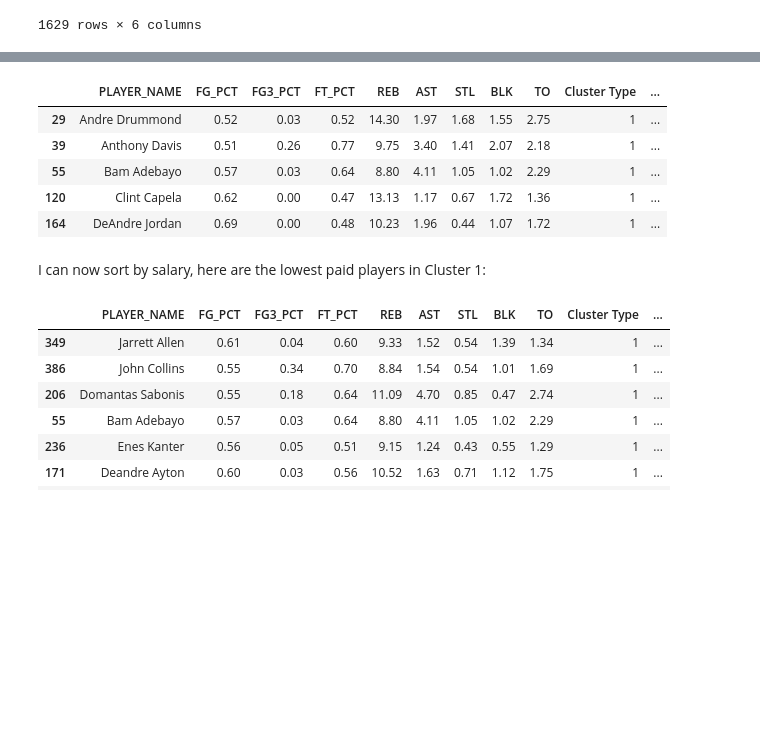
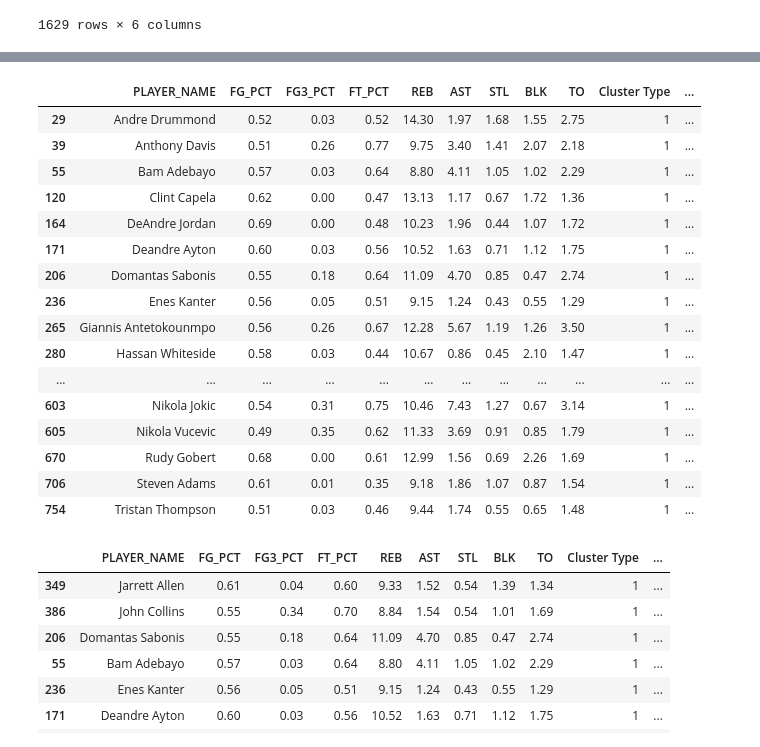
Before and after one commit to rejoctz/Capstone, a Jupyter notebook: NBA Study.ipynb, the cells around one changed output, grey strips where cells are left out. Saved outputs shown, nothing was run; the diff lists cells and outputs as text; code cells hidden in the pictures; blank space fills up the shorter version.

```diff
--- a/NBA Study.ipynb
+++ b/NBA Study.ipynb
@@ -32,9 +28,10 @@ import pandas as pd
 import matplotlib.pyplot as plt
 import seaborn as sns
 import plotly.express as px
+import math
 import operator
 
-pd.options.display.float_format = "{:,.4f}".format
+pd.options.display.float_format = "{:,.2f}".format
 
 # To split the data as necessary for modelling
 from sklearn.model_selection import train_test_split
@@ -43,11 +40,13 @@ from sklearn.model_selection import train_test_split
 from sklearn.linear_model import LogisticRegression
 from sklearn.neighbors import KNeighborsClassifier
 from sklearn.tree import DecisionTreeClassifier
-from sklearn.cluster import KMeans
 
 # To get rid of logistic regression default solver warnings that appear if sklearn hasn't been updated
 import warnings
 warnings.filterwarnings('ignore')
+
+# To "pickle" things, like accuracies or even an entire fitted model
+import joblib
 
 # To try scale the data in various ways
 from sklearn.preprocessing import StandardScaler
@@ -58,4 +57,4 @@ from sklearn.decomposition import PCA
 # To check accuracy_scores and validate
 from sklearn import metrics
 from sklearn.metrics import accuracy_score
-from sklearn.metrics import silhouette_score
+from sklearn.model_selection import cross_val_score
@@ -1418,15 +1248,24 @@ pd.options.display.float_format = "{:,.2f}".format #display option so that data
 # %%
-Cluster_1 = Cluster_Salaries.loc[Cluster_Salaries['Cluster Type'] == 1] #storing all players that belong to cluster 1
-Cluster_1.head() #display
+Cluster_1 = Cluster_Salaries.loc[Cluster_Salaries['Cluster Type'] == 1]
+Cluster_1
 # %% [output]
 |  | PLAYER_NAME | FG_PCT | FG3_PCT | FT_PCT | REB | AST | STL | BLK | TO | Cluster Type | ... |
 | 29 | Andre Drummond | 0.52 | 0.03 | 0.52 | 14.30 | 1.97 | 1.68 | 1.55 | 2.75 | 1 | ... |
 | 39 | Anthony Davis | 0.51 | 0.26 | 0.77 | 9.75 | 3.40 | 1.41 | 2.07 | 2.18 | 1 | ... |
 | 55 | Bam Adebayo | 0.57 | 0.03 | 0.64 | 8.80 | 4.11 | 1.05 | 1.02 | 2.29 | 1 | ... |
 | 120 | Clint Capela | 0.62 | 0.00 | 0.47 | 13.13 | 1.17 | 0.67 | 1.72 | 1.36 | 1 | ... |
 | 164 | DeAndre Jordan | 0.69 | 0.00 | 0.48 | 10.23 | 1.96 | 0.44 | 1.07 | 1.72 | 1 | ... |
+| 171 | Deandre Ayton | 0.60 | 0.03 | 0.56 | 10.52 | 1.63 | 0.71 | 1.12 | 1.75 | 1 | ... |
+| 206 | Domantas Sabonis | 0.55 | 0.18 | 0.64 | 11.09 | 4.70 | 0.85 | 0.47 | 2.74 | 1 | ... |
+| 236 | Enes Kanter | 0.56 | 0.05 | 0.51 | 9.15 | 1.24 | 0.43 | 0.55 | 1.29 | 1 | ... |
+| 265 | Giannis Antetokounmpo | 0.56 | 0.26 | 0.67 | 12.28 | 5.67 | 1.19 | 1.26 | 3.50 | 1 | ... |
+| 280 | Hassan Whiteside | 0.58 | 0.03 | 0.44 | 10.67 | 0.86 | 0.45 | 2.10 | 1.47 | 1 | ... |
+| ... | ... | ... | ... | ... | ... | ... | ... | ... | ... | ... | ... |
+| 603 | Nikola Jokic | 0.54 | 0.31 | 0.75 | 10.46 | 7.43 | 1.27 | 0.67 | 3.14 | 1 | ... |
+| 605 | Nikola Vucevic | 0.49 | 0.35 | 0.62 | 11.33 | 3.69 | 0.91 | 0.85 | 1.79 | 1 | ... |
+| 670 | Rudy Gobert | 0.68 | 0.00 | 0.61 | 12.99 | 1.56 | 0.69 | 2.26 | 1.69 | 1 | ... |
+| 706 | Steven Adams | 0.61 | 0.01 | 0.35 | 9.18 | 1.86 | 1.07 | 0.87 | 1.54 | 1 | ... |
+| 754 | Tristan Thompson | 0.51 | 0.03 | 0.46 | 9.44 | 1.74 | 0.55 | 0.65 | 1.48 | 1 | ... |
-# %% [markdown]
-I can now sort by salary, here are the lowest paid players in Cluster 1:
 # %%
 Cluster_1.sort_values('salary', ascending=True).head(10)
 # %% [output]
```
Also changed, not shown: parts of 229 cells of this notebook, 2 other files.
